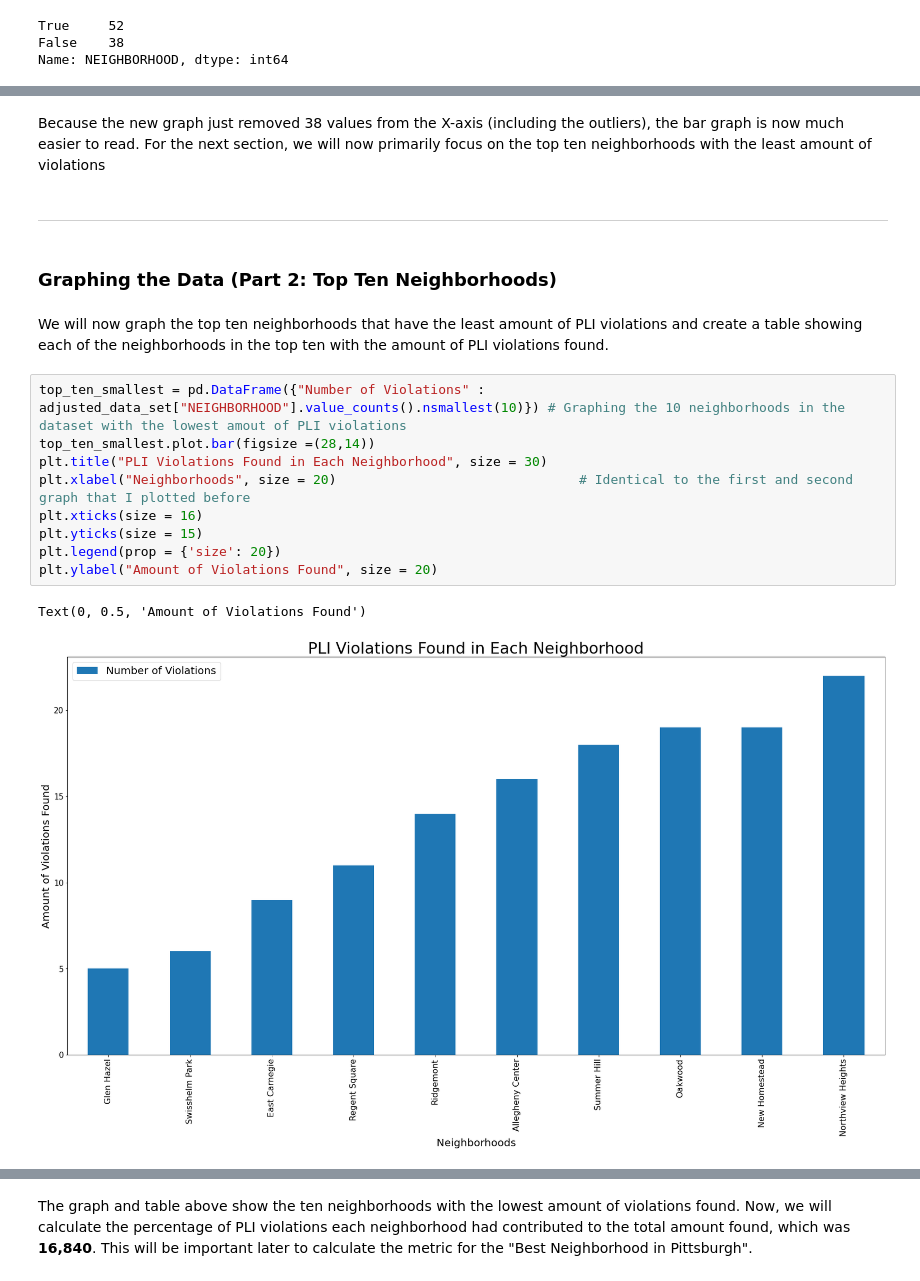
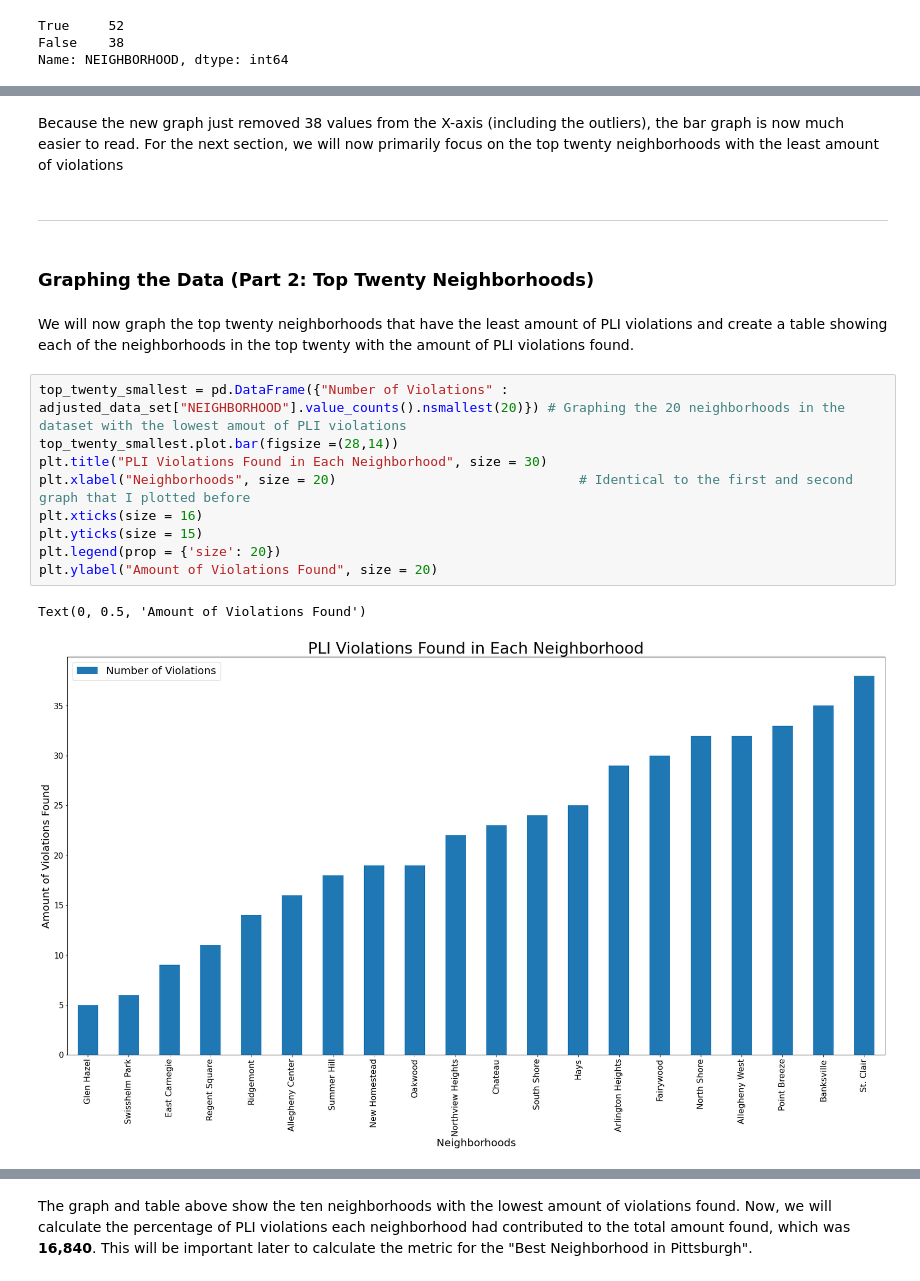
Before and after one commit to ToluwalaseAhmed/Final-Project, a Jupyter notebook: jof58_pli_violations.ipynb, the cells around one changed output, grey strips where cells are left out. Drawn from its saved outputs; the diff is of its cells as text.

```diff
--- a/jof58_pli_violations.ipynb
+++ b/jof58_pli_violations.ipynb
@@ -174,21 +174,21 @@ Text(0, 0.5, 'Amount of Violations Found')
 # %% [markdown]
-Because the new graph just removed 38 values from the X-axis (including the outliers), the bar graph is now much easier to read. For the next section, we will now primarily focus on the top ten neighborhoods with the least amount of violations
+Because the new graph just removed 38 values from the X-axis (including the outliers), the bar graph is now much easier to read. For the next section, we will now primarily focus on the top twenty neighborhoods with the least amount of violations
 # %% [markdown]
 ---
 # %% [markdown]
-### Graphing the Data (Part 2: Top Ten Neighborhoods)
+### Graphing the Data (Part 2: Top Twenty Neighborhoods)
 # %% [markdown]
-We will now graph the top ten neighborhoods that have the least amount of PLI violations and create a table showing each of the neighborhoods in the top ten with the amount of PLI violations found.
+We will now graph the top twenty neighborhoods that have the least amount of PLI violations and create a table showing each of the neighborhoods in the top twenty with the amount of PLI violations found.
 # %%
-top_ten_smallest = pd.DataFrame({"Number of Violations" : adjusted_data_set["NEIGHBORHOOD"].value_counts().nsmallest(10)}) # Graphing the 10 neighborhoods in the dataset with the lowest amout of PLI violations
-top_ten_smallest.plot.bar(figsize =(28,14))
+top_twenty_smallest = pd.DataFrame({"Number of Violations" : adjusted_data_set["NEIGHBORHOOD"].value_counts().nsmallest(20)}) # Graphing the 20 neighborhoods in the dataset with the lowest amout of PLI violations
+top_twenty_smallest.plot.bar(figsize =(28,14))
 plt.title("PLI Violations Found in Each Neighborhood", size = 30)
 plt.xlabel("Neighborhoods", size = 20)                               # Identical to the first and second graph that I plotted before
 plt.xticks(size = 16)
 plt.yticks(size = 15)
 plt.legend(prop = {'size': 20})
 plt.ylabel("Amount of Violations Found", size = 20)
 # %% [output]
 Text(0, 0.5, 'Amount of Violations Found')
-[figure, old version]
+[figure, new version]
 # %%
```
Also changed, not shown: parts of 15 cells of this notebook, 1 other file.
